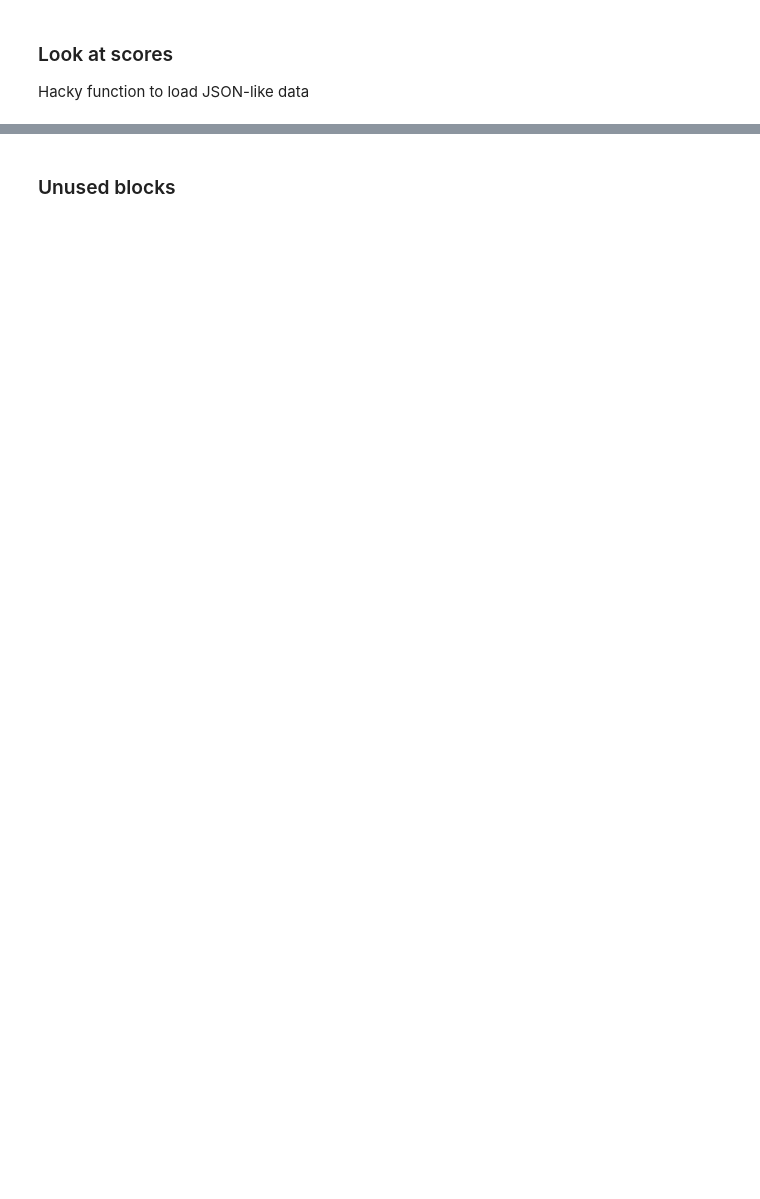
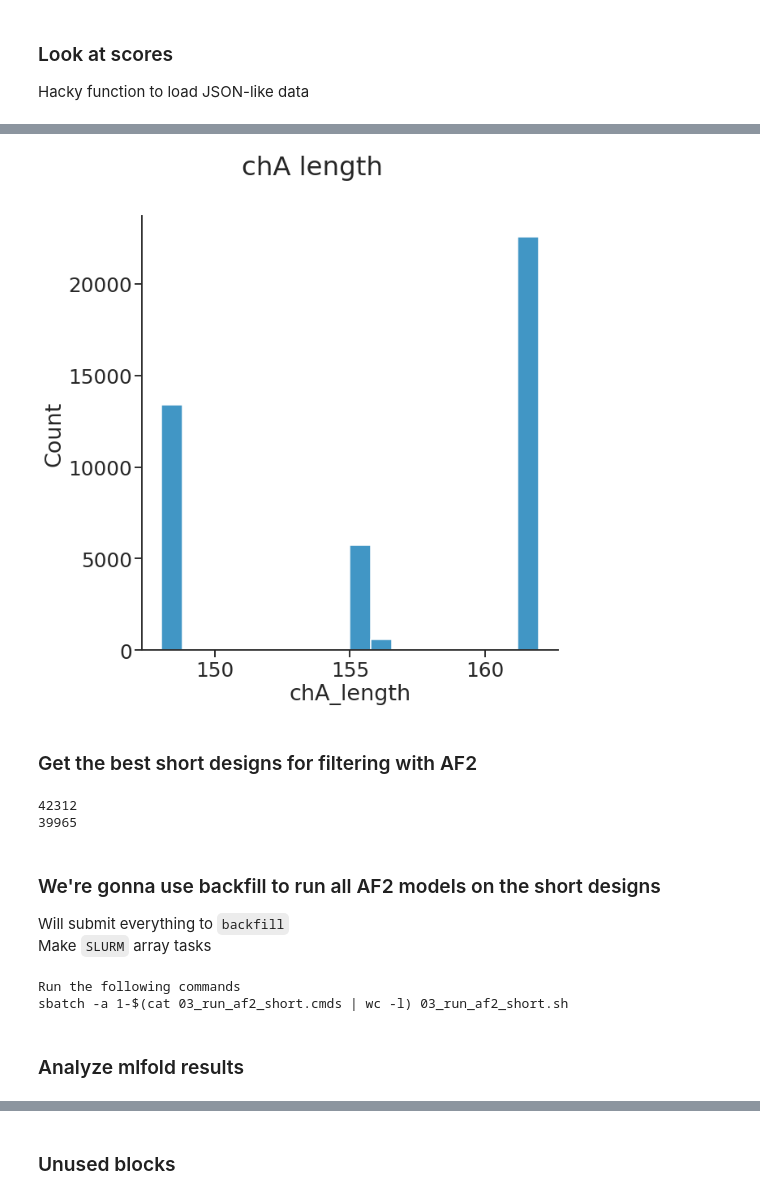
Before and after one commit to proleu/peptide_binders, a Jupyter notebook: 04_cleanup_filter.ipynb, the cells around one changed output, grey strips where cells are left out. Drawn from its saved outputs; the diff is of its cells as text; code cells hidden in the pictures; blank space fills up the shorter version.

```diff
--- a/04_cleanup_filter.ipynb
+++ b/04_cleanup_filter.ipynb
@@ -631,0 +730,19 @@ Wall time: 4min 54s
+# %%
+fig, ax = plt.subplots(figsize=(10, 10), tight_layout=True)
+sns.histplot(ax=ax, x="chA_length", data=scores_df)
+plt.suptitle(f"chA length")
+sns.despine()
+plt.savefig(f"figs/04_chA_length.png")
+# %% [output]
+[figure, added]
+# %% [markdown]
+### Get the best short designs for filtering with AF2
+# %%
+df_filt = scores_df[scores_df["rmsd"] < 0.5]
+df_filt = df_filt[df_filt["vbuns5.0_heavy_ball_1.1D"] < 2]
+df_filt = df_filt[df_filt["ddg"] < -40]
+print(len(scores_df))
+print(len(df_filt))
+# %% [output]
+42312
+39965
@@ -631,0 +753,61 @@ Wall time: 4min 54s
+# %% [markdown]
+### We're gonna use backfill to run all AF2 models on the short designs
+Will submit everything to `backfill`
+Make `SLURM` array tasks
+# %%
+import os, stat, subprocess
+
+
+def create_tasks(selected):
+    with open(selected, "r") as f:
+        for file in f:
+            tasks = {}
+            path = file.rstrip()
+            tasks["-s"] = path
+            yield tasks
+
+
+def file_len(file):
+    """https://stackoverflow.com/questions/845058/how-to-get-line-count-of-a-large-file-cheaply-in-python"""
+    with open(file) as f:
+        for i, l in enumerate(f):
+            pass
+    return i + 1
+
+
+# cleanup old cmdslists
+for cmdslist in glob(os.path.join(os.getcwd(), "04*.cmds")):
+    os.remove(cmdslist)
+
+targets = os.path.join(os.getcwd(), "04_cleanup_short/af2_sample.list")
+detail = os.path.join(os.getcwd(), "run_af2.py")
+
+jid = "{SLURM_JOB_ID%;*}"
+sid = "{SLURM_ARRAY_TASK_ID}p"
+
+for i, tasks in enumerate(tqdm(create_tasks(targets))):
+    k = int(i / 1000)
+    tasklist = f"04_run_af2_short.cmds"
+    run_sh = """#!/usr/bin/env bash \n#SBATCH -J detail \n#SBATCH -e /mnt/home/pleung/logs/slurm_logs/detail-%J.err \n#SBATCH -o /mnt/home/pleung/logs/slurm_logs/detail-%J.out \n#SBATCH -p {queue} \n#SBATCH --mem=4G \n\nJOB_ID=${jid} \nCMD=$(sed -n "${sid}" {tasklist}) \necho "${c}" | bash""".format(
+        queue="backfill", jid=jid, sid=sid, tasklist=tasklist, c="{CMD}"
+    )
+    shell = f"04_run_af2_short.sh"
+    with open(shell, "w+") as f:
+        print(run_sh, file=f)
+    st = os.stat(shell)
+    os.chmod(shell, st.st_mode | stat.S_IEXEC)
+    with open(tasklist, "a+") as f:
+        outpath = os.path.join(os.getcwd(), f"04_run_af2_short")
+        full_outpath = os.path.join(os.getcwd(), outpath, f"{k}".zfill(4))
+        args_ = " ".join([" ".join([k, str(v)]) for k, v in tasks.items()])
+        cmd = f"mkdir -p {full_outpath}; cd {full_outpath}; {detail} {args_}"
+        print(cmd, file=f)
+
+# Let's go
+print("Run the following commands")
+print(f"sbatch -a 1-$(cat 03_run_af2_short.cmds | wc -l) 03_run_af2_short.sh")
+# %% [output]
+Run the following commands
+sbatch -a 1-$(cat 03_run_af2_short.cmds | wc -l) 03_run_af2_short.sh
+# %% [markdown]
+### Analyze mlfold results
```
Also changed, not shown: parts of 26 cells of this notebook, 3 other files.
